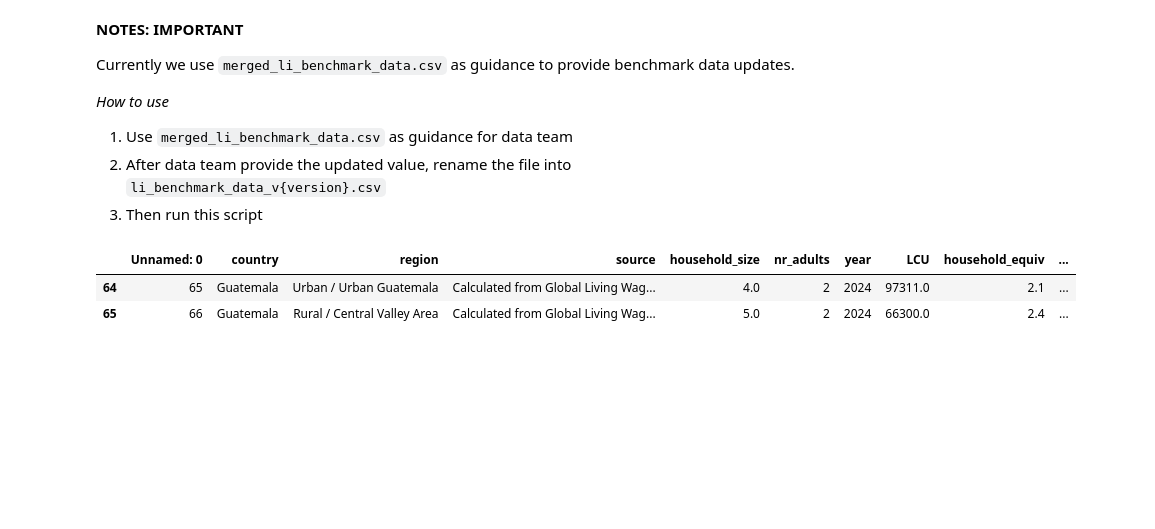
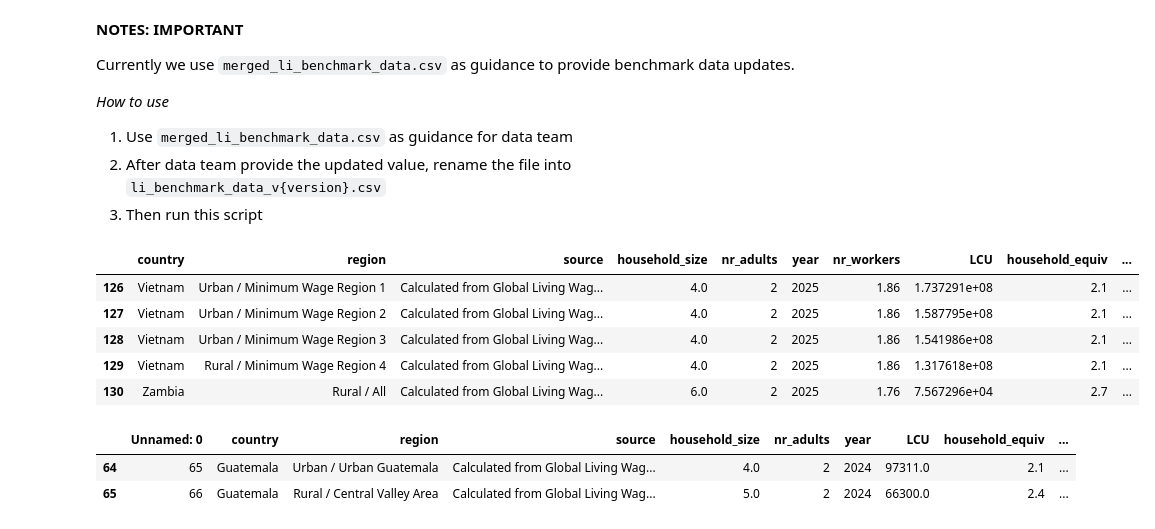
Before and after one commit to akvo/IDH-IDC, a Jupyter notebook: backend/source/transformer/benchmark_v6_with_conversion_rates/living_income_benchmark_v6.ipynb, the cells around one changed output. Saved outputs shown, nothing was run; the diff lists cells and outputs as text; code cells hidden in the pictures; blank space fills up the shorter version.

```diff
--- a/backend/source/transformer/benchmark_v6_with_conversion_rates/living_income_benchmark_v6.ipynb
+++ b/backend/source/transformer/benchmark_v6_with_conversion_rates/living_income_benchmark_v6.ipynb
@@ -181,6 +181,16 @@ for file in files:
         libs[f'lib_v{version}'] = pd.read_csv(file)
 
 # Now libs contains all versioned files, e.g., libs['lib_v2'], libs['lib_v3'], etc.
+# %%
+debug = libs['lib_v9']
+debug[debug['year'] == 2025].tail(5)
+# %% [output]
+|  | country | region | source | household_size | nr_adults | year | nr_workers | LCU | household_equiv | ... |
+| 126 | Vietnam | Urban / Minimum Wage Region 1 | Calculated from Global Living Wag... | 4.0 | 2 | 2025 | 1.86 | 1.737291e+08 | 2.1 | ... |
+| 127 | Vietnam | Urban / Minimum Wage Region 2 | Calculated from Global Living Wag... | 4.0 | 2 | 2025 | 1.86 | 1.587795e+08 | 2.1 | ... |
+| 128 | Vietnam | Urban / Minimum Wage Region 3 | Calculated from Global Living Wag... | 4.0 | 2 | 2025 | 1.86 | 1.541986e+08 | 2.1 | ... |
+| 129 | Vietnam | Rural / Minimum Wage Region 4 | Calculated from Global Living Wag... | 4.0 | 2 | 2025 | 1.86 | 1.317618e+08 | 2.1 | ... |
+| 130 | Zambia | Rural / All | Calculated from Global Living Wag... | 6.0 | 2 | 2025 | 1.76 | 7.567296e+04 | 2.7 | ... |
 # %%
 a = libs['lib_v8']
 a[a['country'] == 'Guatemala']
```
Also changed, not shown: parts of 20 cells of this notebook, 4 other files.
